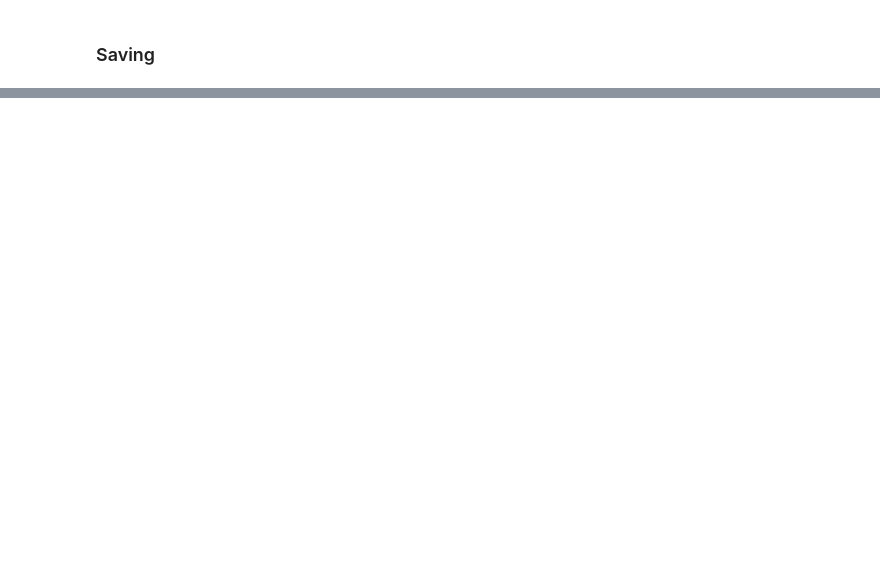
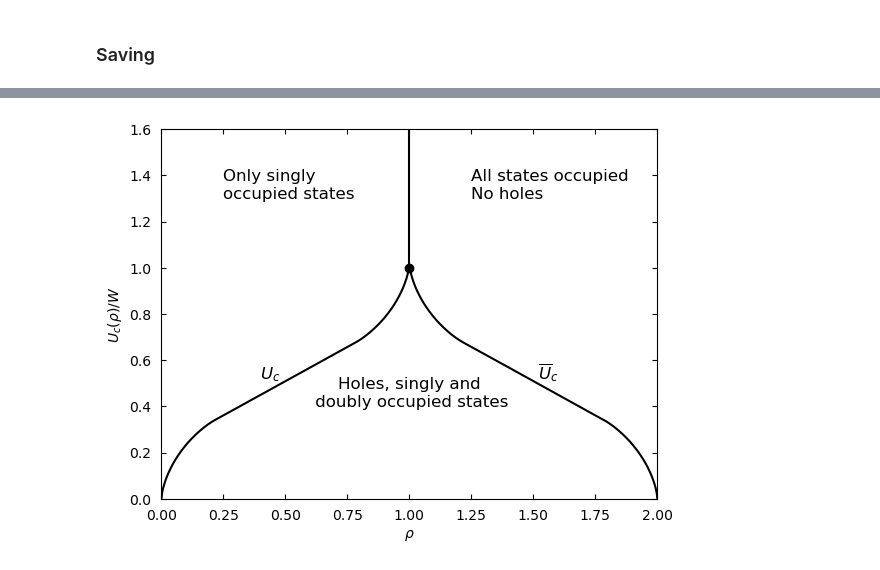
Before and after one commit to janjhch/bachelorthesis, a Jupyter notebook: phase_diagram/phase_diagram/phase_diagram_3D.ipynb, the cells around one changed output, grey strips where cells are left out. Cells and saved outputs as stored; diff of their text form; code cells hidden in the pictures; blank space fills up the shorter version.

```diff
--- a/phase_diagram/phase_diagram/phase_diagram_3D.ipynb
+++ b/phase_diagram/phase_diagram/phase_diagram_3D.ipynb
@@ -180,7 +180,7 @@ def phase_diagram(x_values, y_values, x_label, y_label, y_max, title='none', leg
 
     ax.plot(1, 1, marker='o', color='black', markersize=6, label='QCP')
 
-    ax.text(1, 0.7, 'QCP', fontsize=12, color='black', ha='center')
+    #ax.text(1, 0.7, 'QCP', fontsize=12, color='black', ha='center')
     ax.text(0.25, 1.3, 'Only singly \noccupied states', fontsize=12, color='black', ha='left')
     ax.text(1.25, 1.3, 'All states occupied\nNo holes', fontsize=12, color='black', ha='left')
     ax.text(1, 0.4, 'Holes, singly and\n doubly occupied states', fontsize=12, color='black', ha='center')
@@ -203,4 +203,4 @@ def phase_diagram(x_values, y_values, x_label, y_label, y_max, title='none', leg
 
     plt.show()
 
-phase_diagram(rho_values, U_c_array_normalized, r'$\rho$', r'$U_c(\rho) / W$', 1.6, fill=False)
+#phase_diagram(rho_values, U_c_array_normalized, r'$\rho$', r'$U_c(\rho) / W$', 1.6, fill=False)
@@ -836,0 +821,5 @@ U_c_array_copy = [
+# %%
+U_c_norm_copy = np.array(U_c_array_copy) / np.max(U_c_array_copy)
+phase_diagram(rho_values, U_c_norm_copy, r'$\rho$', r'$U_c(\rho) / W$', 1.6, fill=False)
+# %% [output]
+[figure, added]
```
Also changed, not shown: parts of 3 cells of this notebook.
